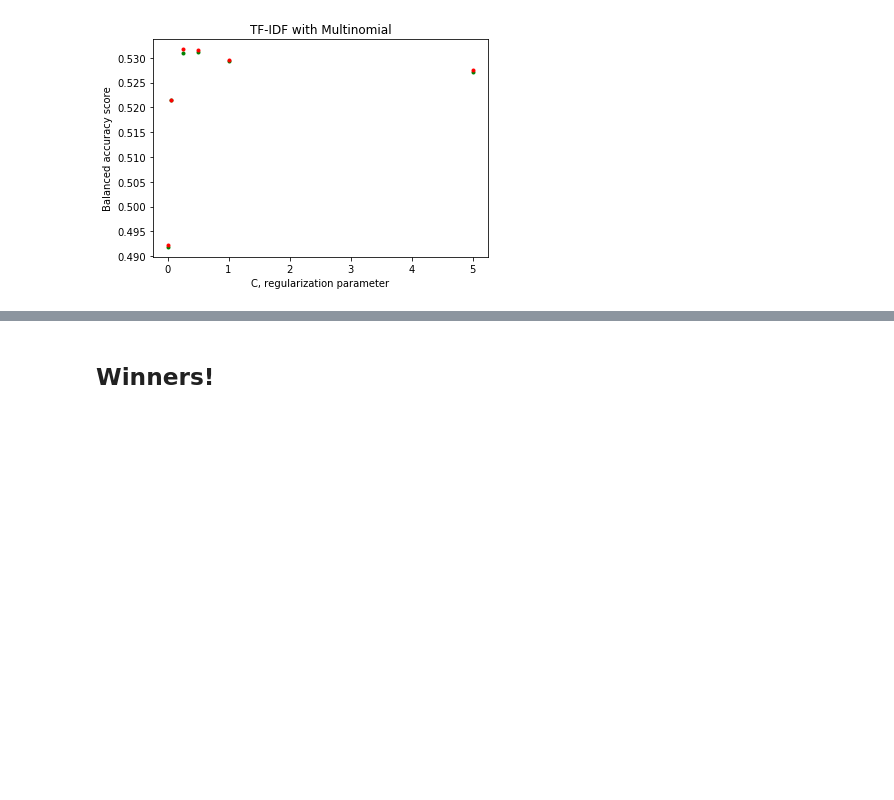
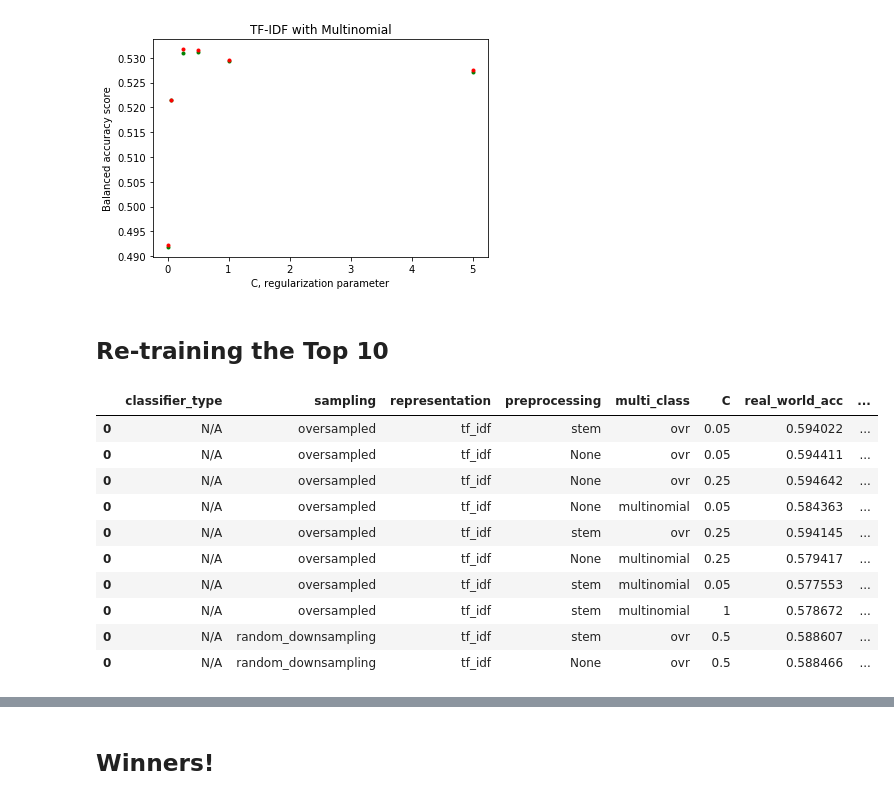
Before and after one commit to Asgavar/amazon-reviews, a Jupyter notebook: logistic-regression.ipynb, the cells around one changed output, grey strips where cells are left out. Cells and saved outputs as stored; diff of their text form; code cells hidden in the pictures; blank space fills up the shorter version.

Commit message:
Re-train the most promising Logistic Regression classifiers

```diff
--- a/logistic-regression.ipynb
+++ b/logistic-regression.ipynb
@@ -301,3 +301,19 @@ plt.title('TF-IDF with Multinomial')
 # %% [output]
 Text(0.5, 1.0, 'TF-IDF with Multinomial')
 [figure]
+# %% [markdown]
+## Re-training the Top 10
+# %%
+results_df.sort_values('score', ascending=False).head(10)
+# %% [output]
+|  | classifier_type | sampling | representation | preprocessing | multi_class | C | real_world_acc | ... |
+| 0 | N/A | oversampled | tf_idf | stem | ovr | 0.05 | 0.594022 | ... |
+| 0 | N/A | oversampled | tf_idf | None | ovr | 0.05 | 0.594411 | ... |
+| 0 | N/A | oversampled | tf_idf | None | ovr | 0.25 | 0.594642 | ... |
+| 0 | N/A | oversampled | tf_idf | None | multinomial | 0.05 | 0.584363 | ... |
+| 0 | N/A | oversampled | tf_idf | stem | ovr | 0.25 | 0.594145 | ... |
+| 0 | N/A | oversampled | tf_idf | None | multinomial | 0.25 | 0.579417 | ... |
+| 0 | N/A | oversampled | tf_idf | stem | multinomial | 0.05 | 0.577553 | ... |
+| 0 | N/A | oversampled | tf_idf | stem | multinomial | 1 | 0.578672 | ... |
+| 0 | N/A | random_downsampling | tf_idf | stem | ovr | 0.5 | 0.588607 | ... |
+| 0 | N/A | random_downsampling | tf_idf | None | ovr | 0.5 | 0.588466 | ... |
```
Also changed, not shown: parts of 4 cells of this notebook.
